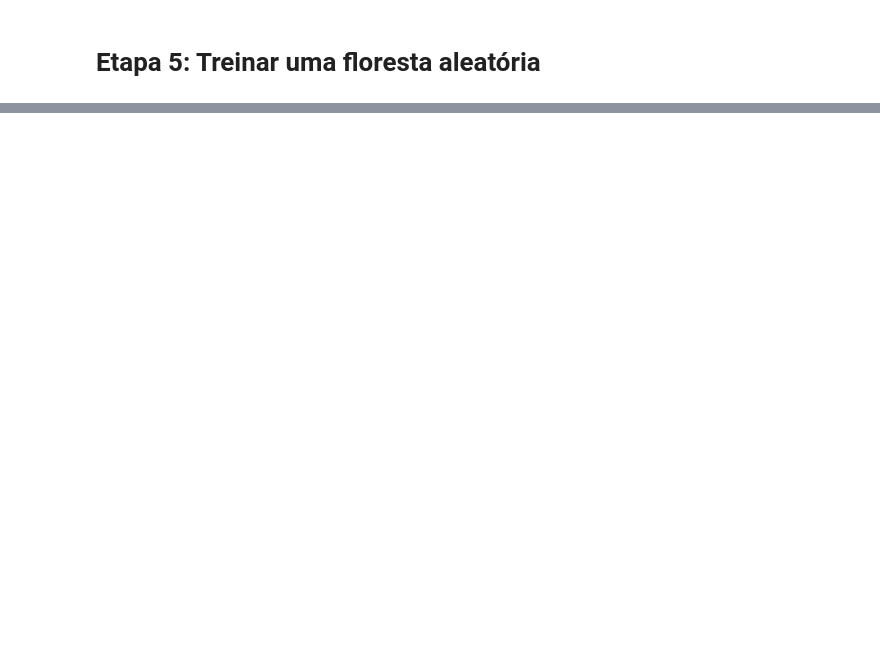
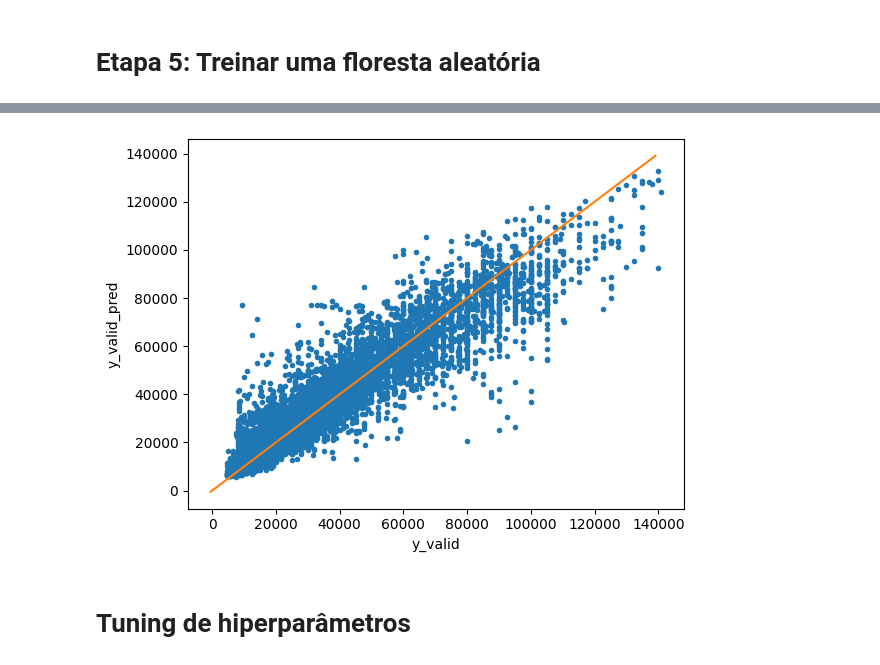
Before and after one commit to allanspadini/codigos-alura-para-empresas, a Jupyter notebook: tarefa-floresta.ipynb, the cells around one changed output, grey strips where cells are left out. Drawn from its saved outputs; the diff is of its cells as text; code cells hidden in the pictures; blank space fills up the shorter version.

```diff
--- a/tarefa-floresta.ipynb
+++ b/tarefa-floresta.ipynb
@@ -85,0 +89,10 @@ for n,c in df.items():
+# %%
+X, y = df_proc.drop('SalePrice', axis=1), df_proc['SalePrice']
+# %%
+n_valid = 12000
+n_trn = len(df_proc)-n_valid
+
+X_treino, X_validacao = X[:n_trn].copy(), X[n_trn:].copy()
+y_treino, y_validacao = y[:n_trn].copy(), y[n_trn:].copy()
+
+y_treino.shape, y_validacao.shape
@@ -95,0 +123,2 @@ Wall time: 3min 18s
+# %%
+modelo = RandomForestRegressor(n_jobs=-1, oob_score = True, random_state = 0)
@@ -95,0 +190,8 @@ Wall time: 3min 18s
+# %%
+preds = np.stack([t.predict(X_validacao) for t in modelo.estimators_]).T
+preds_df = pd.DataFrame(preds)
+
+preds_df['medias'] = preds_df.mean(axis=1)
+preds_df['stds'] = preds_df.std(axis=1)
+preds_df['valor real'] = y_validacao.values
+preds_df
@@ -95,0 +214,11 @@ Wall time: 3min 18s
+# %%
+plt.plot(y_validacao.values, preds_df.mean(axis=1), '.')
+
+plt.plot(plt.gca().get_ylim(), plt.gca().get_ylim());
+
+plt.xlabel('y_valid')
+plt.ylabel('y_valid_pred');
+# %% [output]
+[figure, added]
+# %% [markdown]
+# Tuning de hiperparâmetros
```
Also changed, not shown: parts of 33 cells of this notebook, 1 other file.
